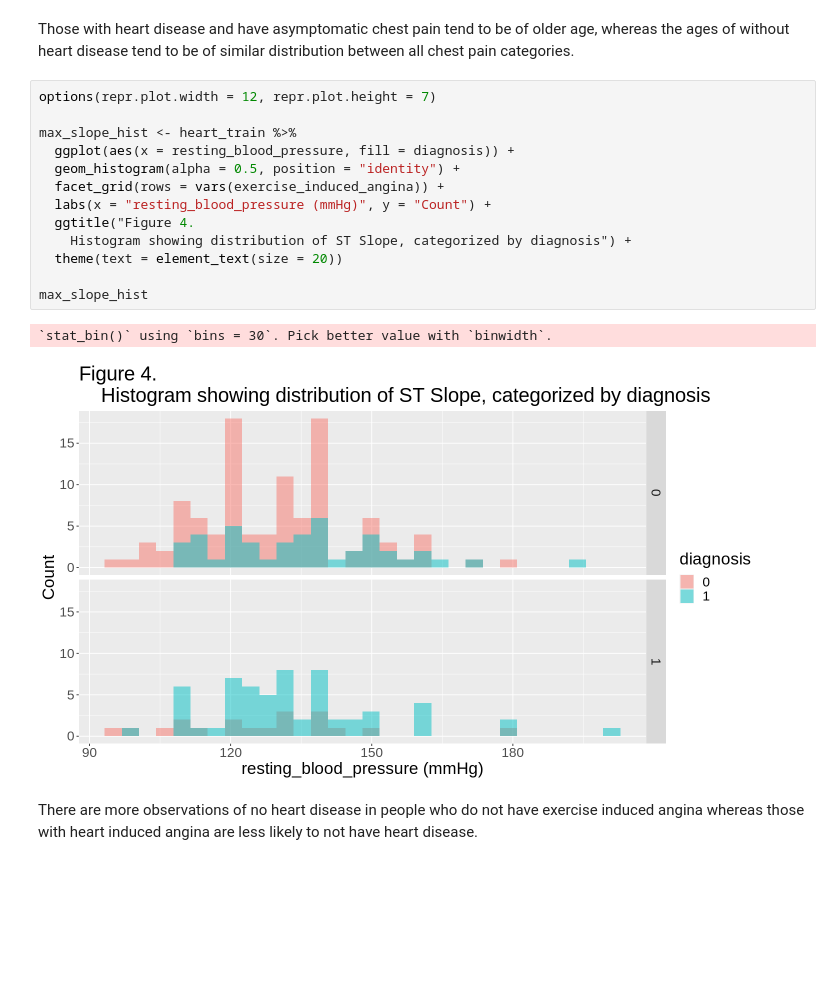
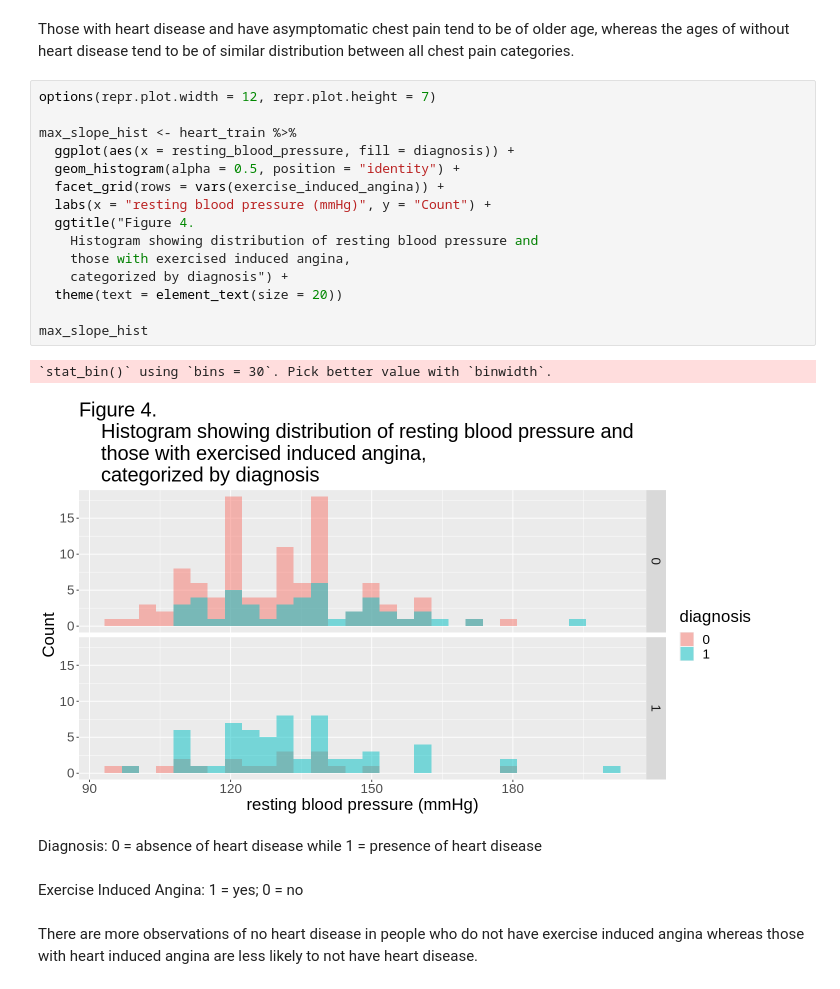
Before and after one commit to lovey155/Project-Proposal-Group-27, a Jupyter notebook: Polished Final Report.ipynb, the cells around one changed output. Saved outputs shown, nothing was run; the diff lists cells and outputs as text; blank space fills up the shorter version.

```diff
--- a/Polished Final Report.ipynb
+++ b/Polished Final Report.ipynb
@@ -392,19 +392,25 @@ Those with heart disease and have asymptomatic chest pain tend to be of older ag
 # %%
 options(repr.plot.width = 12, repr.plot.height = 7)
 
 max_slope_hist <- heart_train %>%
   ggplot(aes(x = resting_blood_pressure, fill = diagnosis)) +
   geom_histogram(alpha = 0.5, position = "identity") +
   facet_grid(rows = vars(exercise_induced_angina)) +
-  labs(x = "resting_blood_pressure (mmHg)", y = "Count") +
+  labs(x = "resting blood pressure (mmHg)", y = "Count") +
   ggtitle("Figure 4.
-    Histogram showing distribution of ST Slope, categorized by diagnosis") +
+    Histogram showing distribution of resting blood pressure and
+    those with exercised induced angina,
+    categorized by diagnosis") +
   theme(text = element_text(size = 20))
 
 max_slope_hist
 # %% [output]
 `stat_bin()` using `bins = 30`. Pick better value with `binwidth`.
-[figure, old version]
+[figure, new version]
+# %% [markdown]
+Diagnosis: 0 = absence of heart disease while 1 = presence of heart disease
+# %% [markdown]
+Exercise Induced Angina: 1 = yes; 0 = no
 # %% [markdown]
 There are more observations of no heart disease in people who do not have exercise induced angina whereas those with heart induced angina are less likely to not have heart disease.
 # %% [markdown]
```
